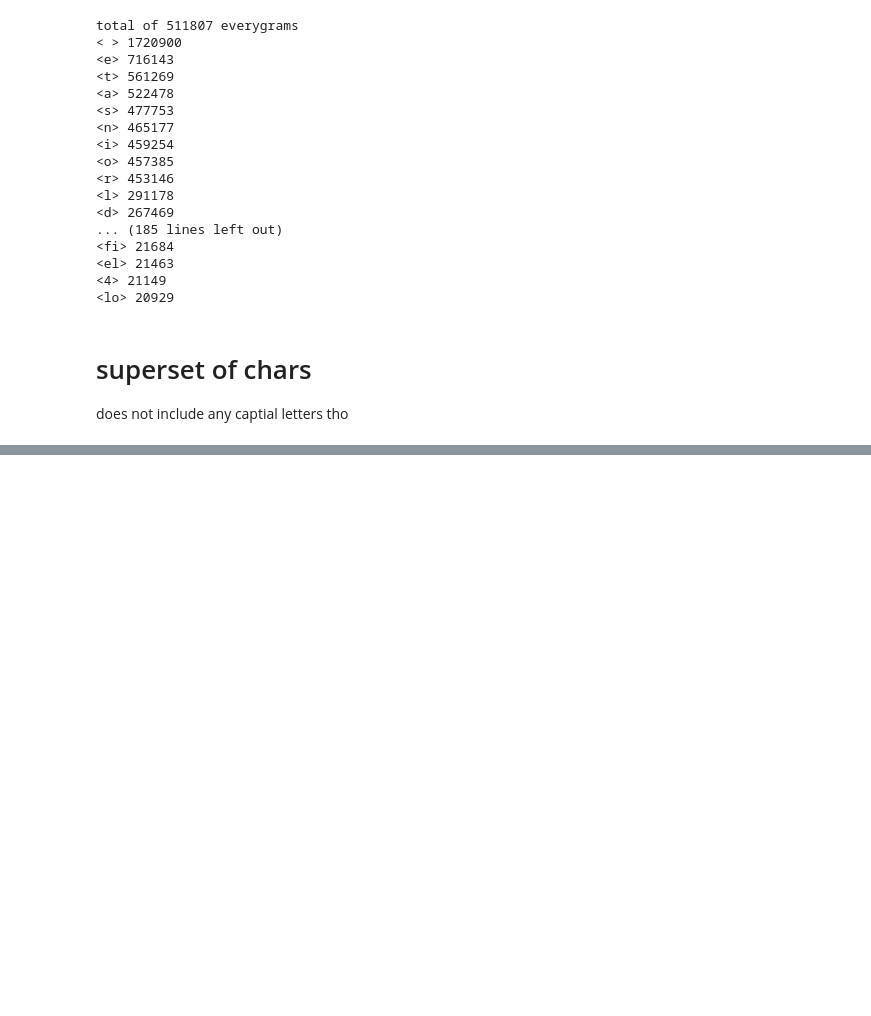
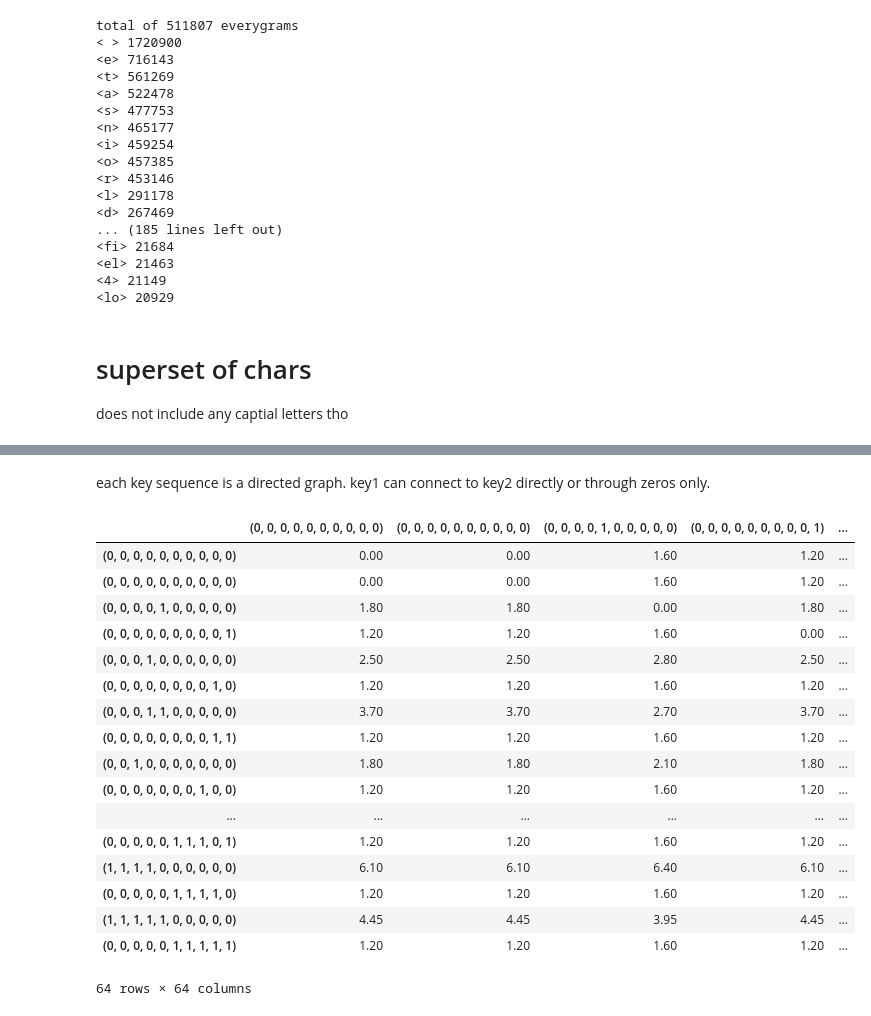
Before and after one commit to crypdick/dickbit, a Jupyter notebook: notebooks/0.1-rbd-ngram_analysis.ipynb, the cells around one changed output, grey strips where cells are left out. Drawn from its saved outputs; the diff is of its cells as text; code cells hidden in the pictures; blank space fills up the shorter version.

```diff
--- a/notebooks/0.1-rbd-ngram_analysis.ipynb
+++ b/notebooks/0.1-rbd-ngram_analysis.ipynb
@@ -174,0 +290,2 @@ print(sorted(missing))
+# %% [markdown]
+each key sequence is a directed graph. key1 can connect to key2 directly or through zeros only.
@@ -174,0 +323,21 @@ print(sorted(missing))
+# %%
+distance_matrix
+# %% [output]
+|  | (0, 0, 0, 0, 0, 0, 0, 0, 0, 0) | (0, 0, 0, 0, 0, 0, 0, 0, 0, 0) | (0, 0, 0, 0, 1, 0, 0, 0, 0, 0) | (0, 0, 0, 0, 0, 0, 0, 0, 0, 1) | ... |
+| (0, 0, 0, 0, 0, 0, 0, 0, 0, 0) | 0.00 | 0.00 | 1.60 | 1.20 | ... |
+| (0, 0, 0, 0, 0, 0, 0, 0, 0, 0) | 0.00 | 0.00 | 1.60 | 1.20 | ... |
+| (0, 0, 0, 0, 1, 0, 0, 0, 0, 0) | 1.80 | 1.80 | 0.00 | 1.80 | ... |
+| (0, 0, 0, 0, 0, 0, 0, 0, 0, 1) | 1.20 | 1.20 | 1.60 | 0.00 | ... |
+| (0, 0, 0, 1, 0, 0, 0, 0, 0, 0) | 2.50 | 2.50 | 2.80 | 2.50 | ... |
+| (0, 0, 0, 0, 0, 0, 0, 0, 1, 0) | 1.20 | 1.20 | 1.60 | 1.20 | ... |
+| (0, 0, 0, 1, 1, 0, 0, 0, 0, 0) | 3.70 | 3.70 | 2.70 | 3.70 | ... |
+| (0, 0, 0, 0, 0, 0, 0, 0, 1, 1) | 1.20 | 1.20 | 1.60 | 1.20 | ... |
+| (0, 0, 1, 0, 0, 0, 0, 0, 0, 0) | 1.80 | 1.80 | 2.10 | 1.80 | ... |
+| (0, 0, 0, 0, 0, 0, 0, 1, 0, 0) | 1.20 | 1.20 | 1.60 | 1.20 | ... |
+| ... | ... | ... | ... | ... | ... |
+| (0, 0, 0, 0, 0, 1, 1, 1, 0, 1) | 1.20 | 1.20 | 1.60 | 1.20 | ... |
+| (1, 1, 1, 1, 0, 0, 0, 0, 0, 0) | 6.10 | 6.10 | 6.40 | 6.10 | ... |
+| (0, 0, 0, 0, 0, 1, 1, 1, 1, 0) | 1.20 | 1.20 | 1.60 | 1.20 | ... |
+| (1, 1, 1, 1, 1, 0, 0, 0, 0, 0) | 4.45 | 4.45 | 3.95 | 4.45 | ... |
+| (0, 0, 0, 0, 0, 1, 1, 1, 1, 1) | 1.20 | 1.20 | 1.60 | 1.20 | ... |
+64 rows × 64 columns
```
Also changed, not shown: parts of 25 cells of this notebook.
